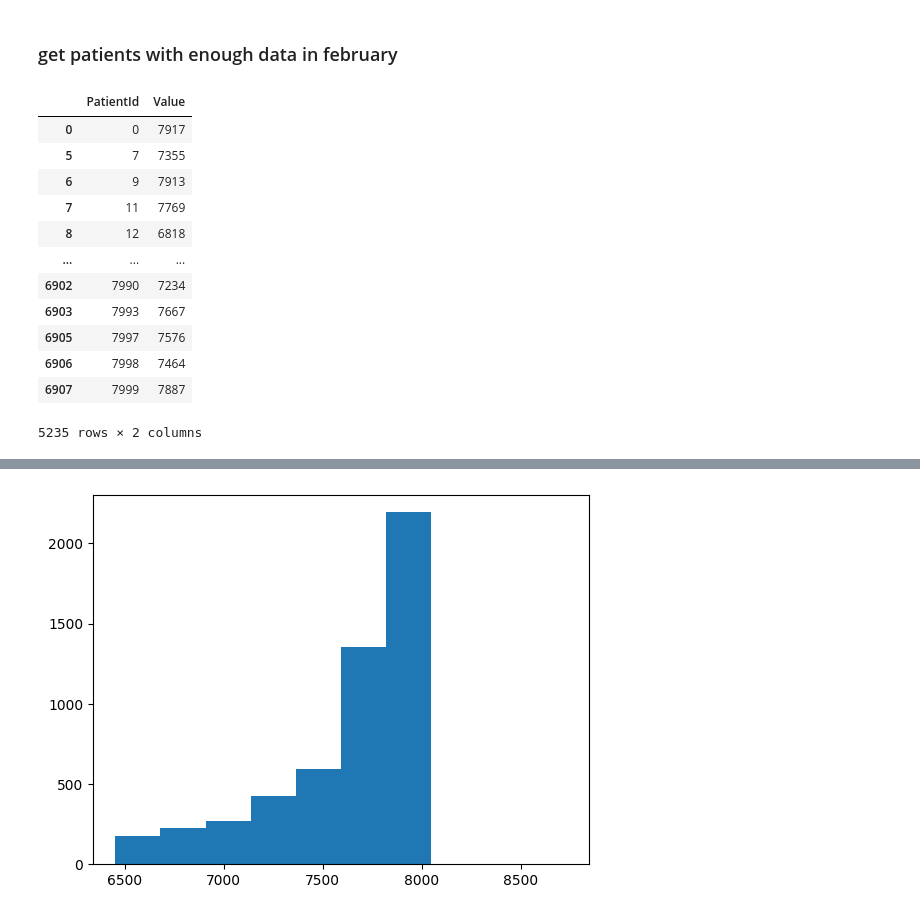
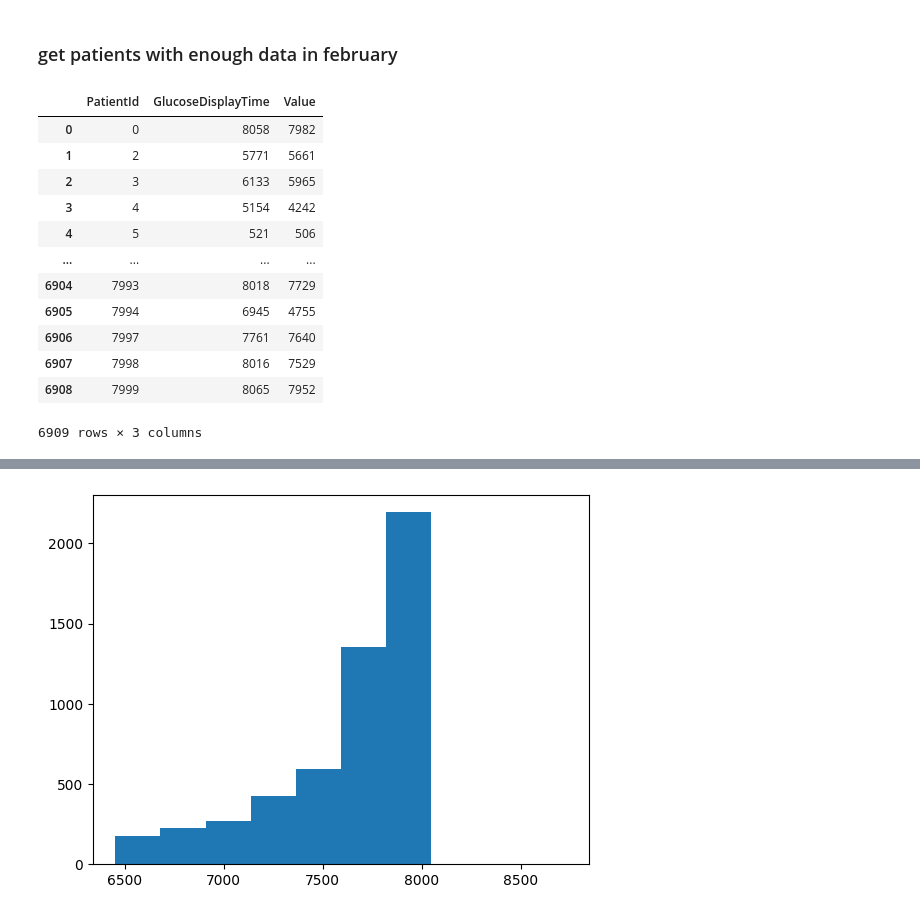
Before and after one commit to karinakanjaria/glucose-data-analysis, a Jupyter notebook: EDA/LeslieEDA2.ipynb, the cells around one changed output, grey strips where cells are left out. Cells and saved outputs as stored; diff of their text form; code cells hidden in the pictures.

```diff
--- a/EDA/LeslieEDA2.ipynb
+++ b/EDA/LeslieEDA2.ipynb
@@ -396,24 +324,25 @@ data.to_csv("../../cephfs/cleanedData/2022-02 temp.csv", index=False)
 # %% [markdown]
 ### get patients with enough data in february
 # %%
-data = pd.read_csv("../../cephfs/cleanedData/2022-02 temp.csv", low_memory=False, parse_dates=['GlucoseDisplayTime'])
+usableValues = pd.read_csv("../../cephfs/cleanedData/2022-02_temp.csv", low_memory=False, parse_dates=['GlucoseDisplayTime'])
 # %%
-usableValues = data.copy()
 usableValues['Value'] = usableValues['Value'].replace(0, np.nan)
-usableValues = usableValues[['PatientId','Value']].groupby('PatientId').count().reset_index()
-usableValues = usableValues[usableValues['Value']>=6452]
+usableValues = usableValues.groupby('PatientId') \
+                            .agg({'GlucoseDisplayTime': 'nunique', 'Value': 'count'}) \
+                            .reset_index()
+# usableValues = usableValues[(usableValues['GlucoseDisplayTime']>=6452) & (usableValues['Value']>=6452)]
 usableValues
 # %% [output]
-|  | PatientId | Value |
-| 0 | 0 | 7917 |
-| 5 | 7 | 7355 |
-| 6 | 9 | 7913 |
-| 7 | 11 | 7769 |
-| 8 | 12 | 6818 |
-| ... | ... | ... |
-| 6902 | 7990 | 7234 |
-| 6903 | 7993 | 7667 |
-| 6905 | 7997 | 7576 |
-| 6906 | 7998 | 7464 |
-| 6907 | 7999 | 7887 |
+|  | PatientId | GlucoseDisplayTime | Value |
+| 0 | 0 | 8058 | 7982 |
+| 1 | 2 | 5771 | 5661 |
+| 2 | 3 | 6133 | 5965 |
+| 3 | 4 | 5154 | 4242 |
+| 4 | 5 | 521 | 506 |
+| ... | ... | ... | ... |
+| 6904 | 7993 | 8018 | 7729 |
+| 6905 | 7994 | 6945 | 4755 |
+| 6906 | 7997 | 7761 | 7640 |
+| 6907 | 7998 | 8016 | 7529 |
+| 6908 | 7999 | 8065 | 7952 |
-5235 rows × 2 columns
+6909 rows × 3 columns
```
Also changed, not shown: parts of 35 cells of this notebook.
